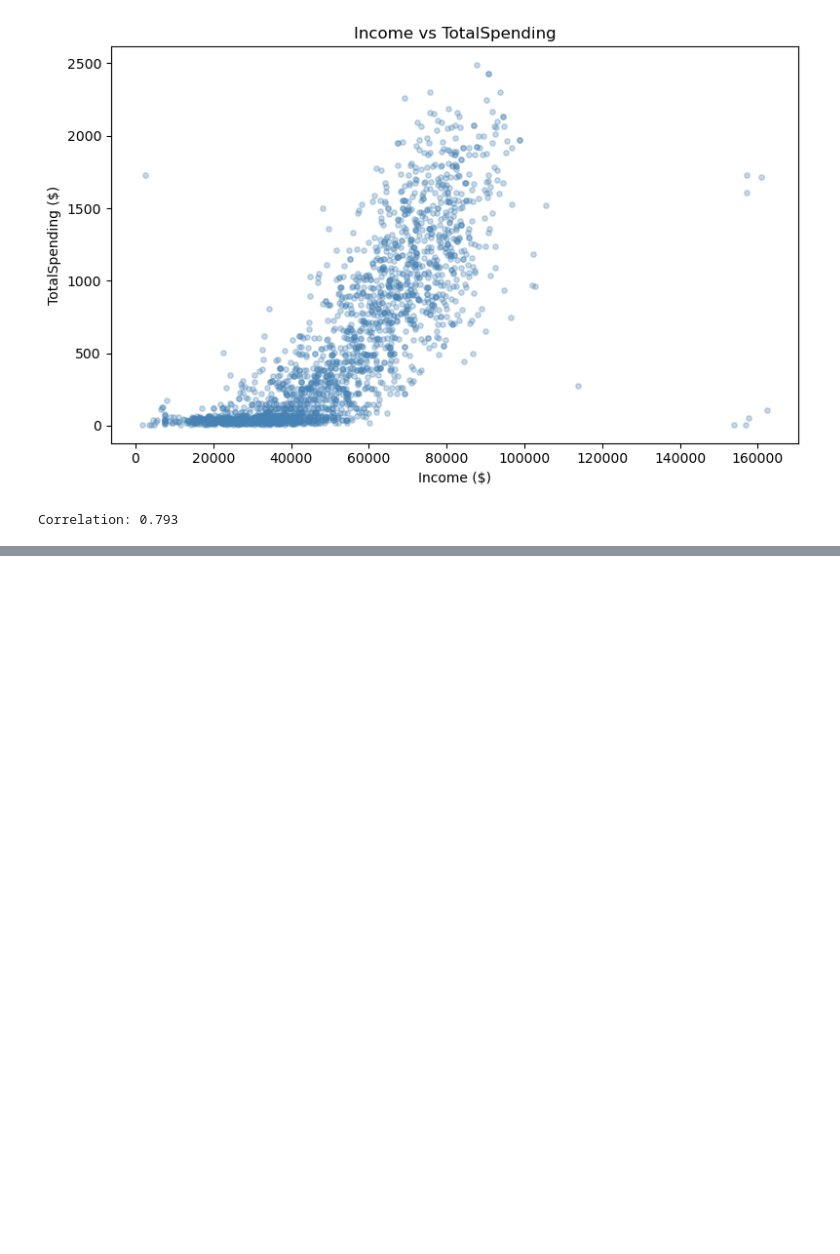
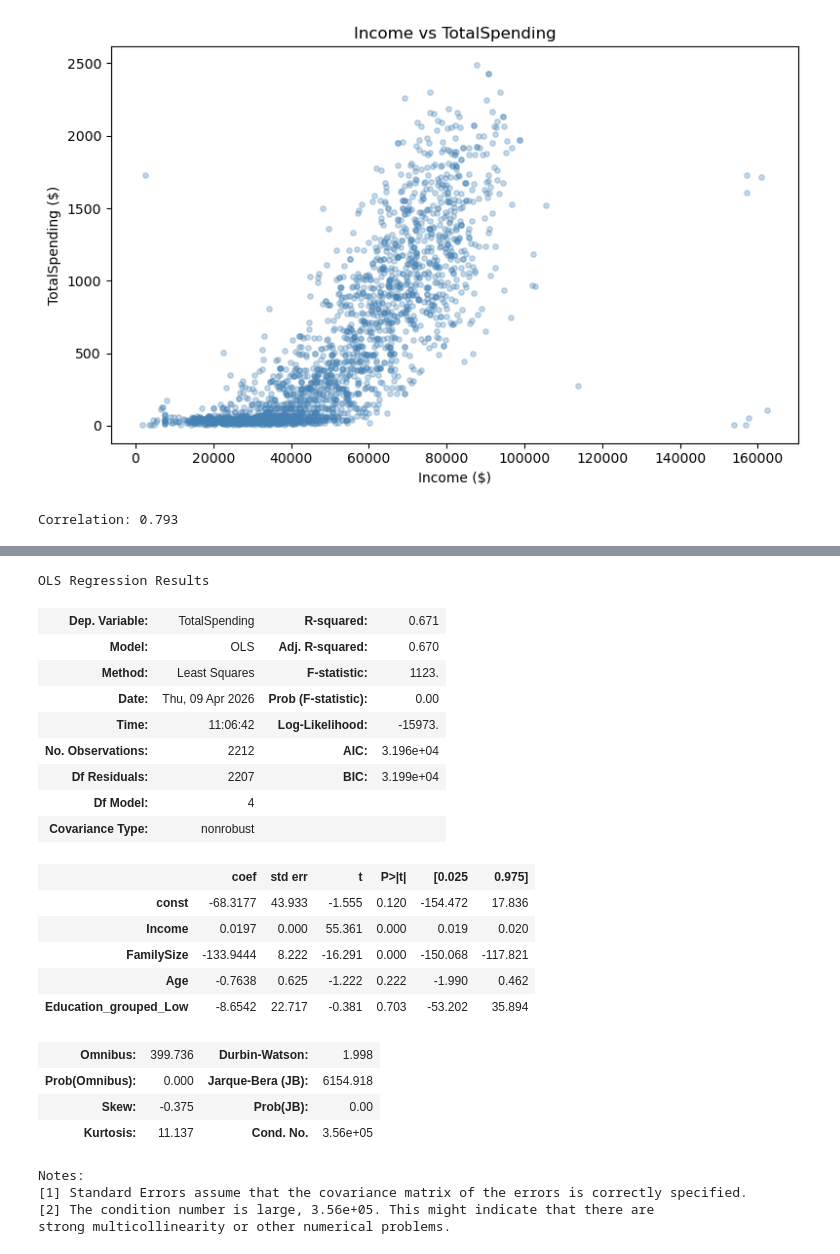
Before and after one commit to vhatr12/marketing, a Jupyter notebook: exploration.ipynb, the cells around one changed output, grey strips where cells are left out. Drawn from its saved outputs; the diff is of its cells as text; code cells hidden in the pictures; blank space fills up the shorter version.

```diff
--- a/exploration.ipynb
+++ b/exploration.ipynb
@@ -156,0 +176,11 @@ plt.show()
+# %%
+# Group `Education`
+df['Education_grouped'] = df['Education'].map({
+    'Basic'      : 'Low',
+    '2n Cycle'   : 'Low',
+    'Graduation' : 'High',
+    'Master'     : 'High',
+    'PhD'        : 'High'
+})
+
+print(df['Education_grouped'].value_counts())
@@ -156,0 +266,30 @@ plt.show()
+# %%
+# Model 3 — + Education, Marital Status
+X3 = sm.add_constant(df_model[['Income', 'FamilySize', 'Age'] + oh_encoded])
+model3 = sm.OLS(y, X3).fit()
+model3.summary()
+# %% [output]
+OLS Regression Results
+| Dep. Variable: | TotalSpending | R-squared: | 0.671 |
+| Model: | OLS | Adj. R-squared: | 0.670 |
+| Method: | Least Squares | F-statistic: | 1123. |
+| Date: | Thu, 09 Apr 2026 | Prob (F-statistic): | 0.00 |
+| Time: | 11:06:42 | Log-Likelihood: | -15973. |
+| No. Observations: | 2212 | AIC: | 3.196e+04 |
+| Df Residuals: | 2207 | BIC: | 3.199e+04 |
+| Df Model: | 4 |  |  |
+| Covariance Type: | nonrobust |  |  |
+|  | coef | std err | t | P>|t| | [0.025 | 0.975] |
+| const | -68.3177 | 43.933 | -1.555 | 0.120 | -154.472 | 17.836 |
+| Income | 0.0197 | 0.000 | 55.361 | 0.000 | 0.019 | 0.020 |
+| FamilySize | -133.9444 | 8.222 | -16.291 | 0.000 | -150.068 | -117.821 |
+| Age | -0.7638 | 0.625 | -1.222 | 0.222 | -1.990 | 0.462 |
+| Education_grouped_Low | -8.6542 | 22.717 | -0.381 | 0.703 | -53.202 | 35.894 |
+| Omnibus: | 399.736 | Durbin-Watson: | 1.998 |
+| Prob(Omnibus): | 0.000 | Jarque-Bera (JB): | 6154.918 |
+| Skew: | -0.375 | Prob(JB): | 0.00 |
+| Kurtosis: | 11.137 | Cond. No. | 3.56e+05 |
+Notes:
+[1] Standard Errors assume that the covariance matrix of the errors is correctly specified.
+[2] The condition number is large, 3.56e+05. This might indicate that there are
+strong multicollinearity or other numerical problems.
```
Also changed, not shown: parts of 20 cells of this notebook, 1 other file.
